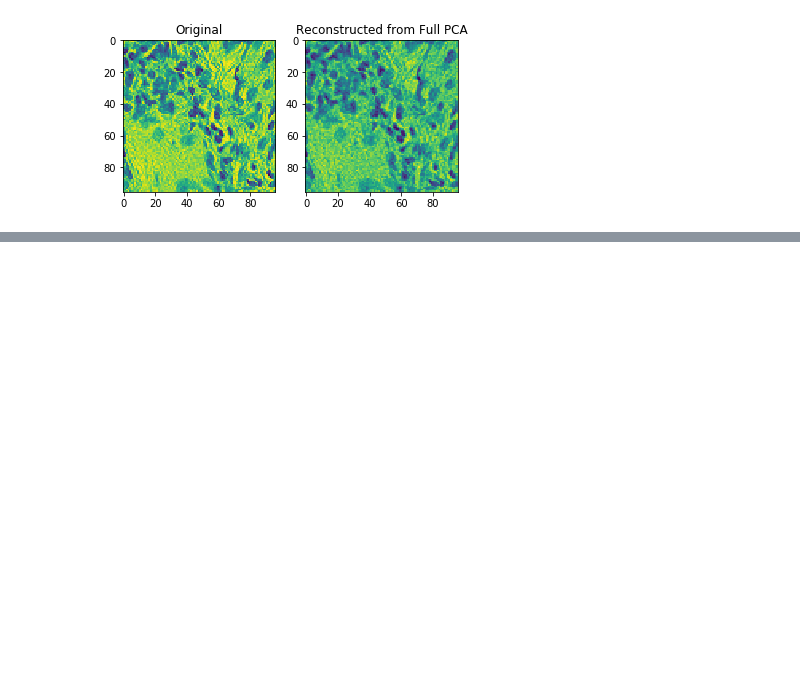
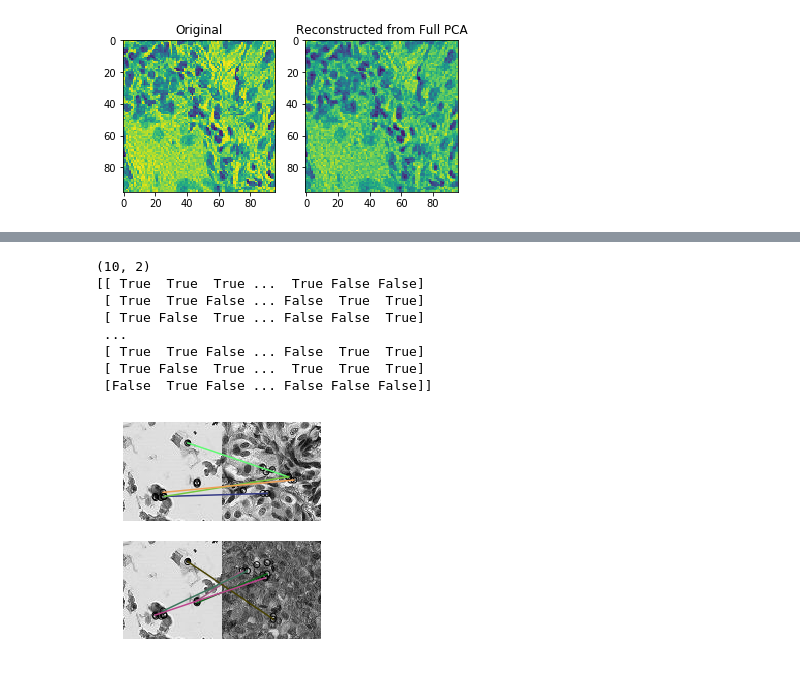
Before and after one commit to rasimon22/CSE7324, a Jupyter notebook: Lab2/Lab2.ipynb, the cells around one changed output, grey strips where cells are left out. Cells and saved outputs as stored; diff of their text form; code cells hidden in the pictures; blank space fills up the shorter version.

```diff
--- a/Lab2/Lab2.ipynb
+++ b/Lab2/Lab2.ipynb
@@ -119,0 +168,49 @@ SSIM for reconstruction of noncancerous samples with kernel PCA 0.62018766350821
+# %%
+# keypoint matching
+from skimage import data
+from skimage import transform as tf
+from skimage.feature import (match_descriptors, corner_harris,
+                             corner_peaks, ORB, plot_matches)
+descriptor_extractor = ORB(n_keypoints=10)
+
+descriptor_extractor.detect_and_extract(rgb2gray(vec_images[0].reshape(96,96,3)))
+keypoints1 = descriptor_extractor.keypoints
+descriptors1 = descriptor_extractor.descriptors
+
+descriptor_extractor.detect_and_extract(rgb2gray(vec_images[1].reshape(96,96,3)))
+keypoints2 = descriptor_extractor.keypoints
+descriptors2 = descriptor_extractor.descriptors
+
+descriptor_extractor.detect_and_extract(rgb2gray(vec_images[2].reshape(96,96,3)))
+keypoints3 = descriptor_extractor.keypoints
+descriptors3 = descriptor_extractor.descriptors
+
+matches12 = match_descriptors(descriptors1, descriptors2, cross_check=True)
+
+matches13 = match_descriptors(descriptors1, descriptors3, cross_check=True)
+
+print(keypoints1.shape)
+
+
+
+fig, ax = plt.subplots(nrows=2, ncols=1)
+plt.gray()
+
+plot_matches(ax[0],rgb2gray(vec_images[0].reshape(96,96,3)), rgb2gray(vec_images[1].reshape(96,96,3)), keypoints1, keypoints2, matches12)
+ax[0].axis('off')
+
+plot_matches(ax[1], rgb2gray(vec_images[0].reshape(96,96,3)), rgb2gray(vec_images[2].reshape(96,96,3)), keypoints1, keypoints3, matches13)
+ax[1].axis('off')
+
+
+plt.show()
+# %% [output]
+(10, 2)
+[[ True  True  True ...  True False False]
+ [ True  True False ... False  True  True]
+ [ True False  True ... False False  True]
+ ...
+ [ True  True False ... False  True  True]
+ [ True False  True ...  True  True  True]
+ [False  True False ... False False False]]
+[figure, added]
```
Also changed, not shown: parts of 3 cells of this notebook.
